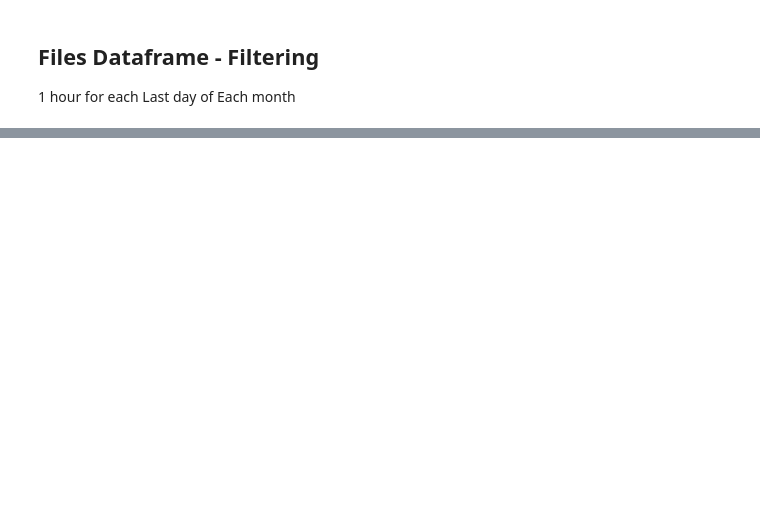
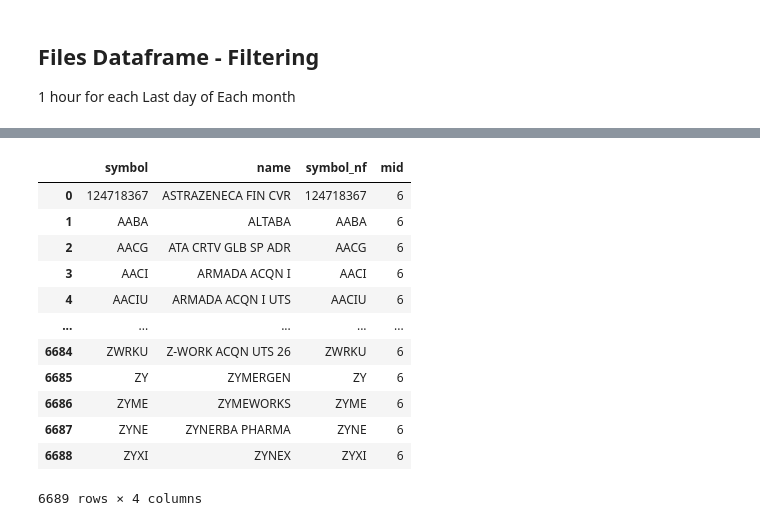
Before and after one commit to camilziane/bourse_big_data, a Jupyter notebook: analyzer/analyzer_playground.ipynb, the cells around one changed output, grey strips where cells are left out. Cells and saved outputs as stored; diff of their text form; code cells hidden in the pictures; blank space fills up the shorter version.

```diff
--- a/analyzer/analyzer_playground.ipynb
+++ b/analyzer/analyzer_playground.ipynb
@@ -121,0 +129,16 @@ def pea_pme_df_to_companies(dfs: list[pd.DataFrame]):
+# %%
+amsterdam_companies
+# %% [output]
+|  | symbol | name | symbol_nf | mid |
+| 0 | 124718367 | ASTRAZENECA FIN CVR | 124718367 | 6 |
+| 1 | AABA | ALTABA | AABA | 6 |
+| 2 | AACG | ATA CRTV GLB SP ADR | AACG | 6 |
+| 3 | AACI | ARMADA ACQN I | AACI | 6 |
+| 4 | AACIU | ARMADA ACQN I UTS | AACIU | 6 |
+| ... | ... | ... | ... | ... |
+| 6684 | ZWRKU | Z-WORK ACQN UTS 26 | ZWRKU | 6 |
+| 6685 | ZY | ZYMERGEN | ZY | 6 |
+| 6686 | ZYME | ZYMEWORKS | ZYME | 6 |
+| 6687 | ZYNE | ZYNERBA PHARMA | ZYNE | 6 |
+| 6688 | ZYXI | ZYNEX | ZYXI | 6 |
+6689 rows × 4 columns
```
Also changed, not shown: parts of 52 cells of this notebook.
